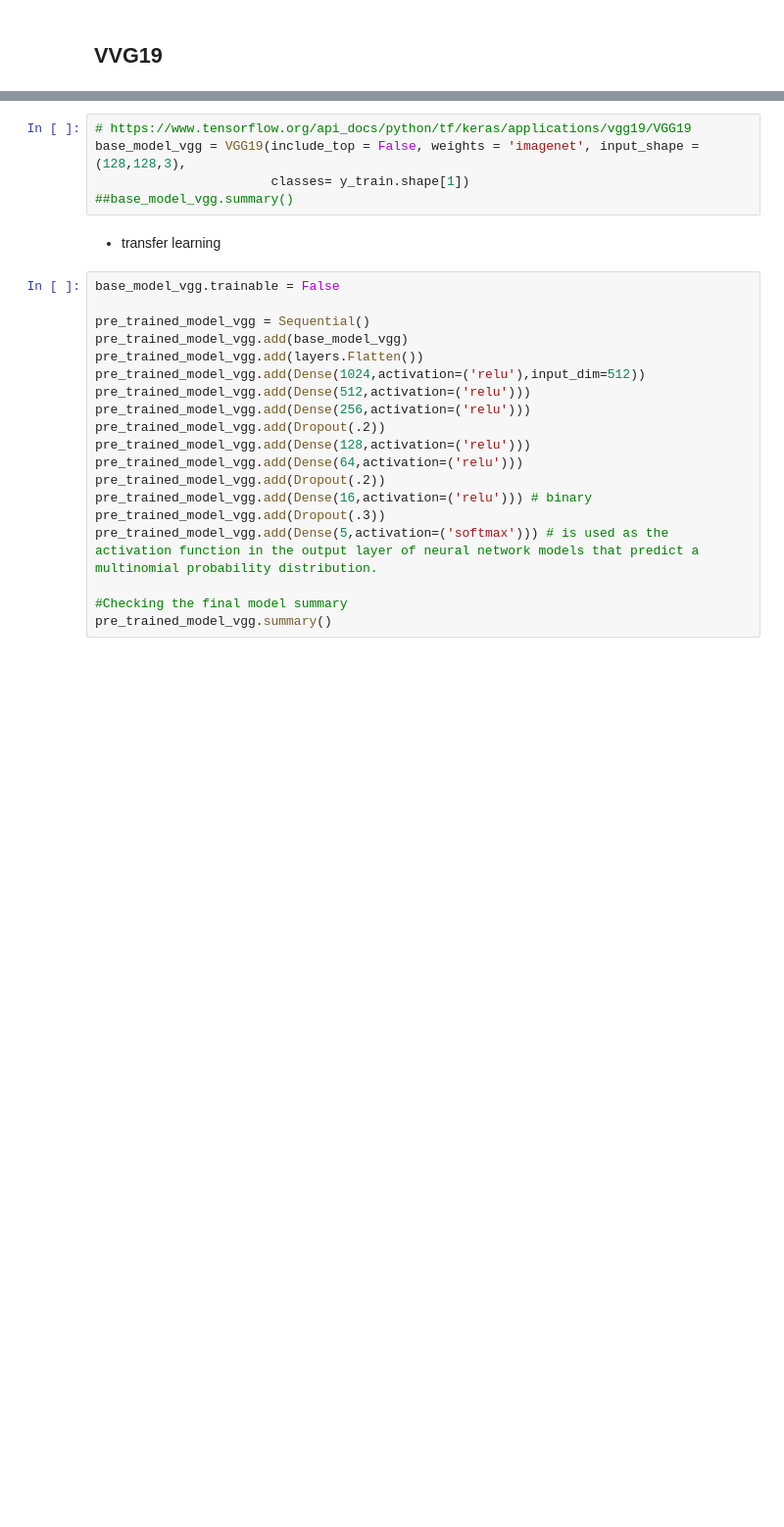
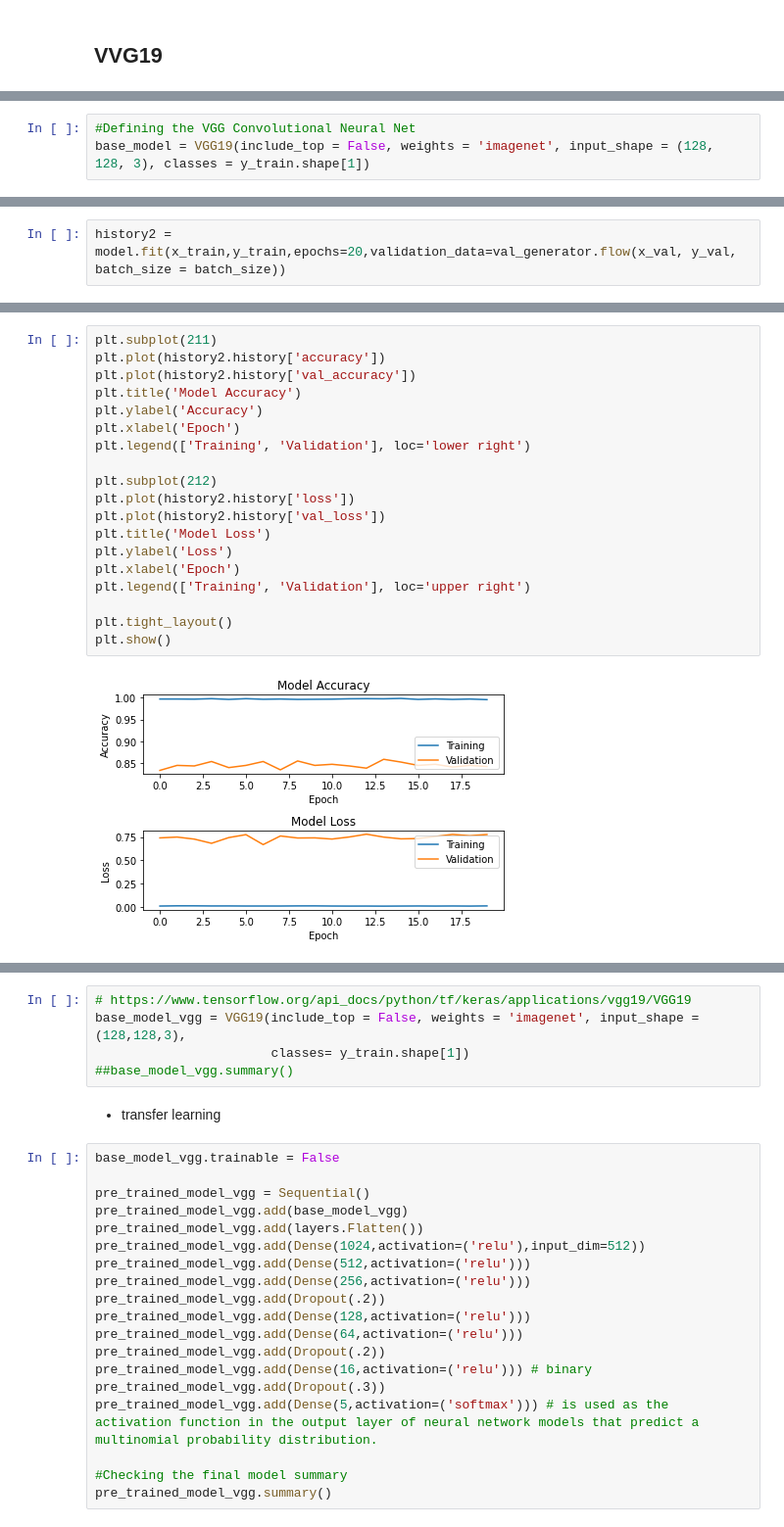
Before and after one commit to albertovpd/viu_tfm-deep_vision_classification, a Jupyter notebook: src/TFM_real_state_deep_vision.ipynb, the cells around one changed output, grey strips where cells are left out. Shown: that part at 98% size. Drawn from its saved outputs; the diff is of its cells as text; blank space fills up the shorter version.

```diff
--- a/src/TFM_real_state_deep_vision.ipynb
+++ b/src/TFM_real_state_deep_vision.ipynb
@@ -159,0 +174,3 @@ val:   (787, 128, 128, 3) (787, 5)
+# %%
+#Defining the VGG Convolutional Neural Net
+base_model = VGG19(include_top = False, weights = 'imagenet', input_shape = (128, 128, 3), classes = y_train.shape[1])
@@ -159,0 +277,2 @@ val:   (787, 128, 128, 3) (787, 5)
+# %%
+history2 = model.fit(x_train,y_train,epochs=20,validation_data=val_generator.flow(x_val, y_val, batch_size = batch_size))
@@ -159,0 +297,21 @@ val:   (787, 128, 128, 3) (787, 5)
+# %%
+plt.subplot(211)
+plt.plot(history2.history['accuracy'])
+plt.plot(history2.history['val_accuracy'])
+plt.title('Model Accuracy')
+plt.ylabel('Accuracy')
+plt.xlabel('Epoch')
+plt.legend(['Training', 'Validation'], loc='lower right')
+
+plt.subplot(212)
+plt.plot(history2.history['loss'])
+plt.plot(history2.history['val_loss'])
+plt.title('Model Loss')
+plt.ylabel('Loss')
+plt.xlabel('Epoch')
+plt.legend(['Training', 'Validation'], loc='upper right')
+
+plt.tight_layout()
+plt.show()
+# %% [output]
+[figure, added]
```
Also changed, not shown: parts of 14 cells of this notebook.
